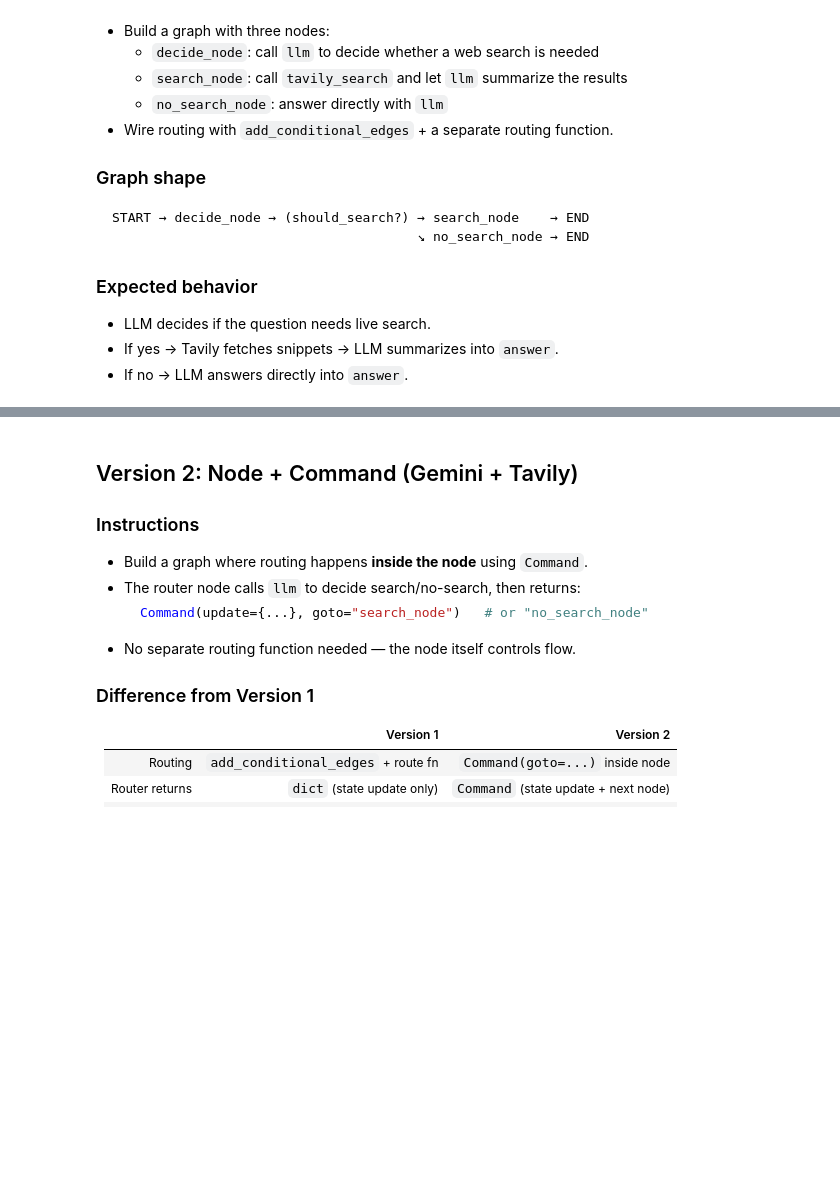
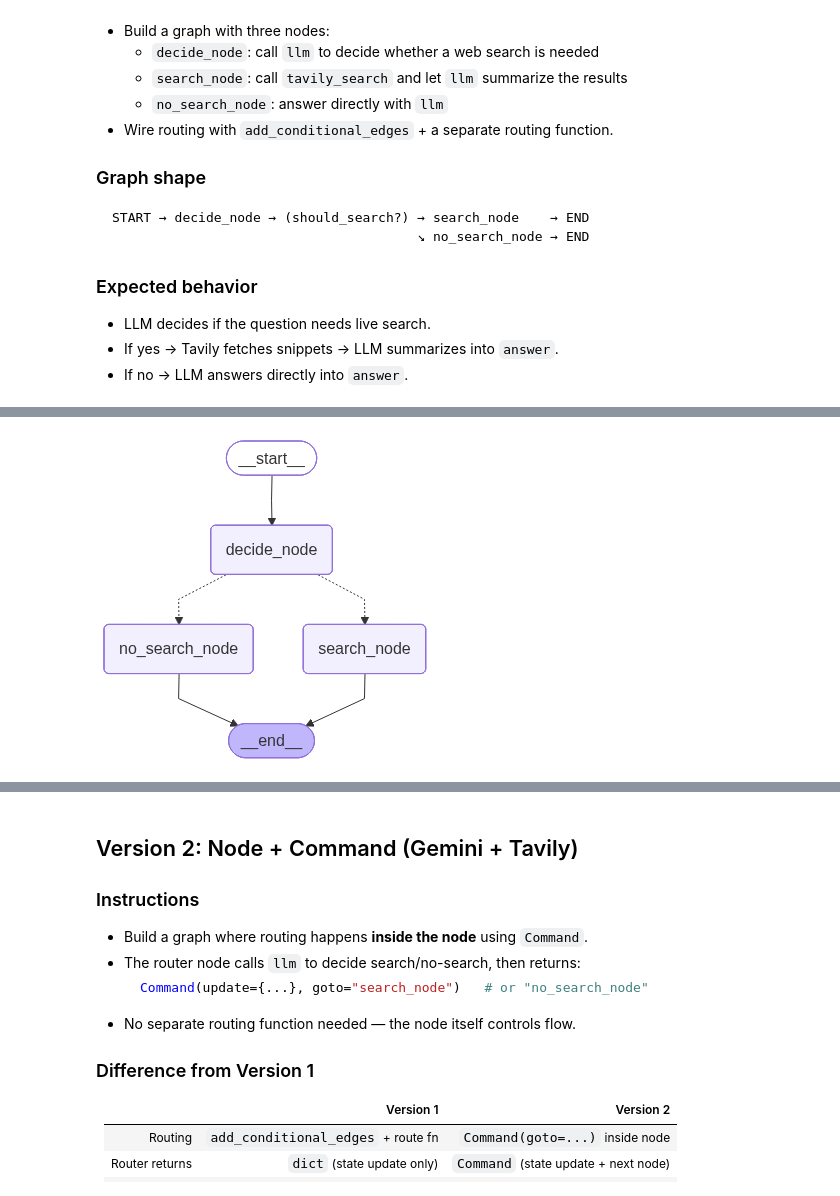
Before and after one commit to Desuuy/agentic_course, a Jupyter notebook: agent_101/graph_search_tools_exercise.ipynb, the cells around one changed output, grey strips where cells are left out. Drawn from its saved outputs; the diff is of its cells as text; code cells hidden in the pictures; blank space fills up the shorter version.

Commit message:
assign: How to graph work

```diff
--- a/agent_101/graph_search_tools_exercise.ipynb
+++ b/agent_101/graph_search_tools_exercise.ipynb
@@ -316,7 +341,11 @@ START → decide_node → (should_search?) → search_node    → END
 - If no → LLM answers directly into `answer`.
 # %%
 # TODO: Complete Version 1 implementation
-
+# Note:
+"""
+    - llm.invoke(state["question"]): Khi bạn muốn suy luận hoặc sử dụng kiến thức sẵn có.
+    - tavily_search.invoke({"query": state["question"]}): Khi bạn cần thông tin thực tế, mới nhất hoặc dữ liệu nằm ngoài kiến thức của AI.
+"""
 class V1State(TypedDict):
     question: str
     should_search: bool
@@ -328,7 +357,33 @@ def v1_decide_node(state: V1State) -> V1State:
     # 1) Build a yes/no prompt asking the LLM if web search is needed
     # 2) Call llm.invoke(prompt) and parse "yes"/"no" from response.content
     # 3) Return {**state, "should_search": <bool>}
-    raise NotImplementedError("Implement v1_decide_node")
+
+    prompt = f"""
+        Does following the question required a web search for real-time or current information?
+        Question: {state["question"]}
+        Answer with "yes" or "no".
+
+        Examples:
+            - "What is the current weather in Tokyo?" → yes (needs real-time data)
+            - "What is 2 + 2?" → no (basic knowledge)
+            - "What is the latest news about AI?" → yes (needs current information)
+            - "What is the capital of France?" → no (static knowledge)
+        Answer:
+    """
+
+    # 1. Gọi LLM và lưu vào biến response
+    response = llm.invoke(prompt)
+
+    # 2. Lấy nội dung văn bản ra và làm sạch (xóa khoảng trắng, viết thường)
+    answer = response.content.lower().strip()
+
+    # 3. Chuyển đổi từ chữ "yes"/"no" sang kiểu Boolean (True/False)
+    # Gợi ý: should_i_search = True nếu raw_content có chữ "yes"
+    should_search = "yes" in answer
+
+    logger.info("v1_decide_node | LLM decision: %s → should_search=%s", answer, should_search)
+
+    return {**state, "should_search": should_search}
 
 
 def v1_search_node(state: V1State) -> V1State:
@@ -336,20 +391,54 @@ def v1_search_node(state: V1State) -> V1State:
     # 1) Call tavily_search.invoke(state["question"]) to get snippets
     # 2) Ask llm to summarize the snippets into an answer
     # 3) Return {**state, "answer": summary.content}
-    raise NotImplementedError("Implement v1_search_node")
+
+    logger.info("v1_search_node | Searching for: %s", state["question"])
+
+    search_results = tavily_search.invoke({"query":state["question"]}) # tavily chỉ gọi ra kết quả nên phải được gán vào biến
+    logger.debug("v1_search_node | Search results length: %d", len(search_results))
+
+    summarize_prompt = f"""
+        Based on the following information, provide a concise and helpful answer to the user's question.
+        User's question: {search_results}
+        Search results:
+            {search_results}
+        Please provide a clear, informative answer based on this information:
+    """
+    summary_response = llm.invoke(summarize_prompt)
+    answer = summary_response.content
+
+    logger.info("v1_search_node | Generated answer length: %d chars", len(answer))
+    return {**state,
+            "answer": answer} # response.content: câu trả lời được trả ra
 
 
 def v1_no_search_node(state: V1State) -> V1State:
     # TODO:
     # 1) Call llm.invoke(state["question"]) for a direct answer
     # 2) Return {**state, "answer": response.content}
-    raise NotImplementedError("Implement v1_no_search_node")
+    logger.info("v1_no_search_node | Answering directly: %s", state["question"])
+
+    # Get direct answer from LLM without web search
+    response = llm.invoke(state["question"]) # Nếu không có {} thì question sẽ là set, distionary không thể dùng để truy xuất
+
+    answer = response.content
+
+    logger.info("v1_no_search_node | Generated direct answer length: %d chars", len(answer))
+
+    return {**state,"answer": answer}
+
 
 
 def v1_route(state: V1State) -> Literal["search_node", "no_search_node"]:
     # TODO: return "search_node" if state["should_search"] else "no_search_node"
-    raise NotImplementedError("Implement v1_route")
 
+    route = "search_node" if state["should_search"] else "no_search_node"
+
+    logger.debug("v1_route | should_search=%s → routing to %s", state["should_search"], route)
+
+    return route
+
+# ── Build Graph ───────────────────────────────────────────────────────────────
 
 # Build graph (node + edge style)
 v1_builder = StateGraph(V1State)
@@ -366,9 +455,18 @@ v1_builder.add_edge(START, "decide_node")
 
 # TODO: compile graph into v1_graph
 #       v1_graph = v1_builder.compile()
-v1_graph = None
+
+v1_builder.add_conditional_edges("decide_node", v1_route)
+v1_builder.add_edge("search_node", END)
+v1_builder.add_edge("no_search_node", END)
+
+v1_graph = v1_builder.compile()
+
+print("Version 1 graph compiled successfully")
+
 
 # ── Visualize (auto-renders once you compile above) ───────────────────────────
 if v1_graph is not None:
     from IPython.display import Image, display
     display(Image(v1_graph.get_graph().draw_mermaid_png()))
+# %% [output]
@@ -375,3 +474,4 @@ if v1_graph is not None:
+[figure, added]
 # %%
 # Version 1 self-test
 
```
Also changed, not shown: parts of 11 cells of this notebook.
